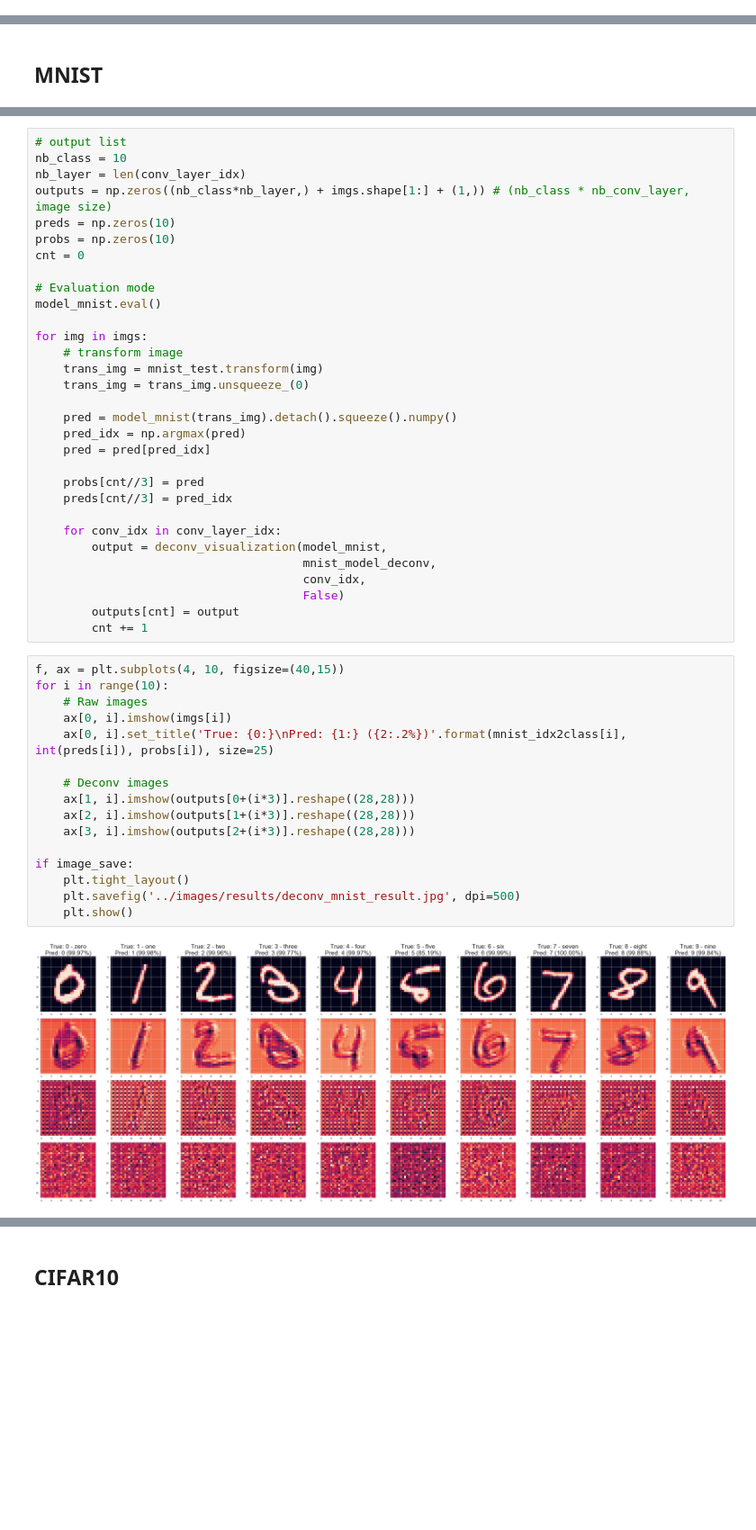
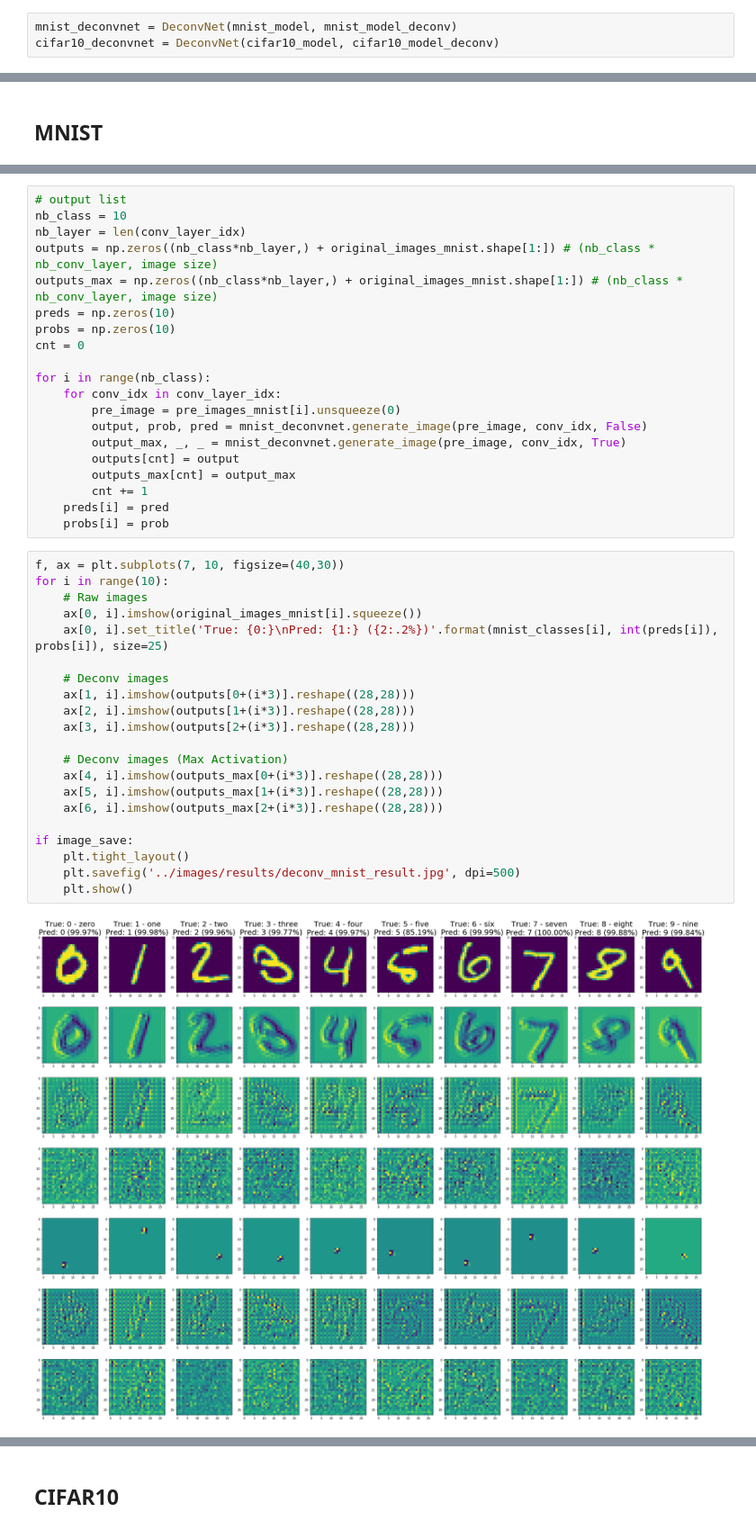
Before and after one commit to TooTouch/WhiteBox-Part1, a Jupyter notebook: notebook/get_feature_map.ipynb, the cells around one changed output, grey strips where cells are left out. Shown at 90% size. Cells and saved outputs as stored; diff of their text form; blank space fills up the shorter version.

Commit message:
deconvenet

```diff
--- a/notebook/get_feature_map.ipynb
+++ b/notebook/get_feature_map.ipynb
@@ -190,0 +63,3 @@ cifar10_model_deconv = DeconvNet('cifar10',3,128*4*4)
+# %%
+mnist_deconvnet = DeconvNet(mnist_model, mnist_model_deconv)
+cifar10_deconvnet = DeconvNet(cifar10_model, cifar10_model_deconv)
@@ -204,48 +72,42 @@ conv_layer_idx = [0,4,8]
 # output list
 nb_class = 10
 nb_layer = len(conv_layer_idx)
-outputs = np.zeros((nb_class*nb_layer,) + imgs.shape[1:] + (1,)) # (nb_class * nb_conv_layer, image size)
+outputs = np.zeros((nb_class*nb_layer,) + original_images_mnist.shape[1:]) # (nb_class * nb_conv_layer, image size)
+outputs_max = np.zeros((nb_class*nb_layer,) + original_images_mnist.shape[1:]) # (nb_class * nb_conv_layer, image size)
 preds = np.zeros(10)
 probs = np.zeros(10)
 cnt = 0
 
-# Evaluation mode
-model_mnist.eval()
-
-for img in imgs:
-    # transform image
-    trans_img = mnist_test.transform(img)
-    trans_img = trans_img.unsqueeze_(0)
-
-    pred = model_mnist(trans_img).detach().squeeze().numpy()
-    pred_idx = np.argmax(pred)
-    pred = pred[pred_idx]
-
-    probs[cnt//3] = pred
-    preds[cnt//3] = pred_idx
-
+for i in range(nb_class):
     for conv_idx in conv_layer_idx:
-        output = deconv_visualization(model_mnist,
-                                      mnist_model_deconv,
-                                      conv_idx,
-                                      False)
+        pre_image = pre_images_mnist[i].unsqueeze(0)
+        output, prob, pred = mnist_deconvnet.generate_image(pre_image, conv_idx, False)
+        output_max, _, _ = mnist_deconvnet.generate_image(pre_image, conv_idx, True)
         outputs[cnt] = output
+        outputs_max[cnt] = output_max
         cnt += 1
+    preds[i] = pred
+    probs[i] = prob
 # %%
-f, ax = plt.subplots(4, 10, figsize=(40,15))
+f, ax = plt.subplots(7, 10, figsize=(40,30))
 for i in range(10):
     # Raw images
-    ax[0, i].imshow(imgs[i])
-    ax[0, i].set_title('True: {0:}\nPred: {1:} ({2:.2%})'.format(mnist_idx2class[i], int(preds[i]), probs[i]), size=25)
+    ax[0, i].imshow(original_images_mnist[i].squeeze())
+    ax[0, i].set_title('True: {0:}\nPred: {1:} ({2:.2%})'.format(mnist_classes[i], int(preds[i]), probs[i]), size=25)
 
     # Deconv images
     ax[1, i].imshow(outputs[0+(i*3)].reshape((28,28)))
     ax[2, i].imshow(outputs[1+(i*3)].reshape((28,28)))
     ax[3, i].imshow(outputs[2+(i*3)].reshape((28,28)))
 
+    # Deconv images (Max Activation)
+    ax[4, i].imshow(outputs_max[0+(i*3)].reshape((28,28)))
+    ax[5, i].imshow(outputs_max[1+(i*3)].reshape((28,28)))
+    ax[6, i].imshow(outputs_max[2+(i*3)].reshape((28,28)))
+
 if image_save:
     plt.tight_layout()
     plt.savefig('../images/results/deconv_mnist_result.jpg', dpi=500)
     plt.show()
 # %% [output]
-[figure, old version]
+[figure, new version]
```
Also changed, not shown: parts of 38 cells of this notebook, 4 other files.
